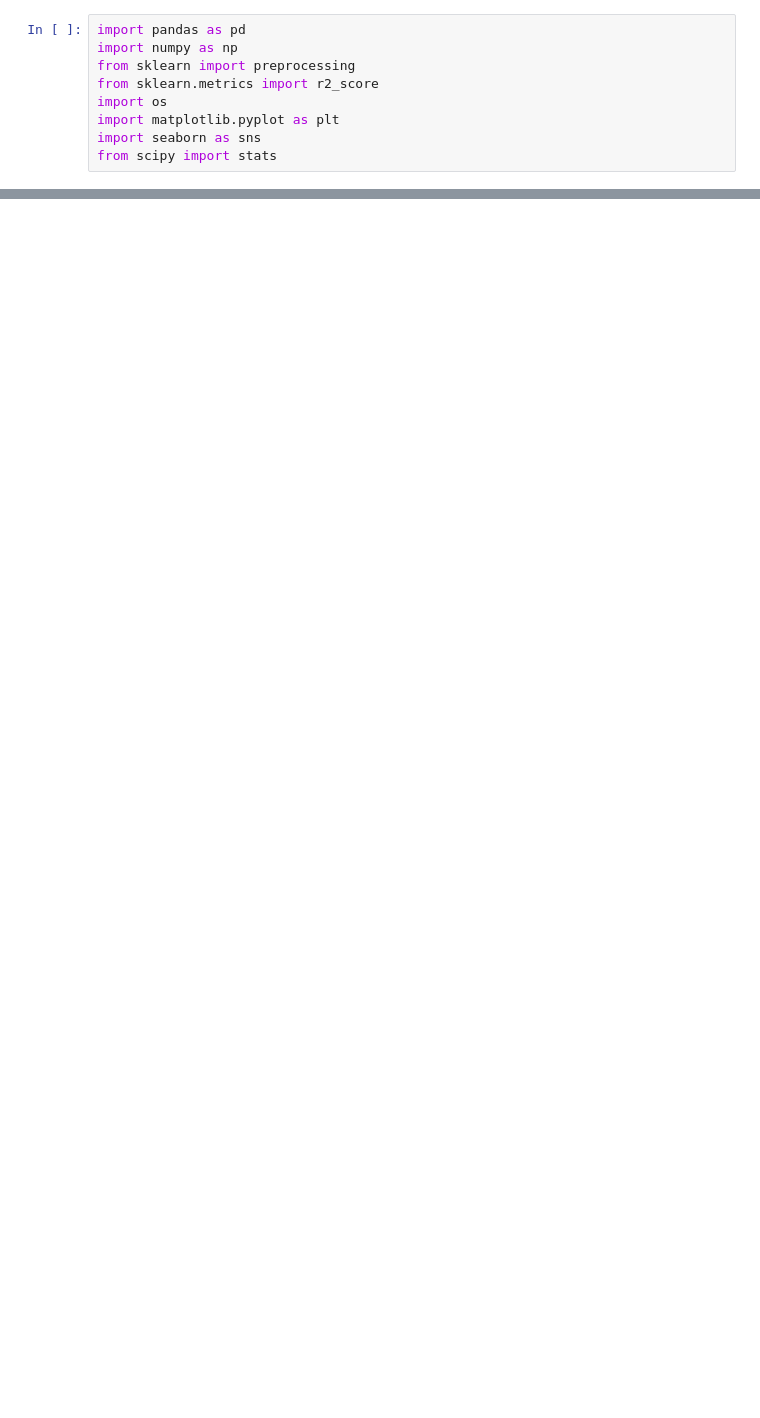
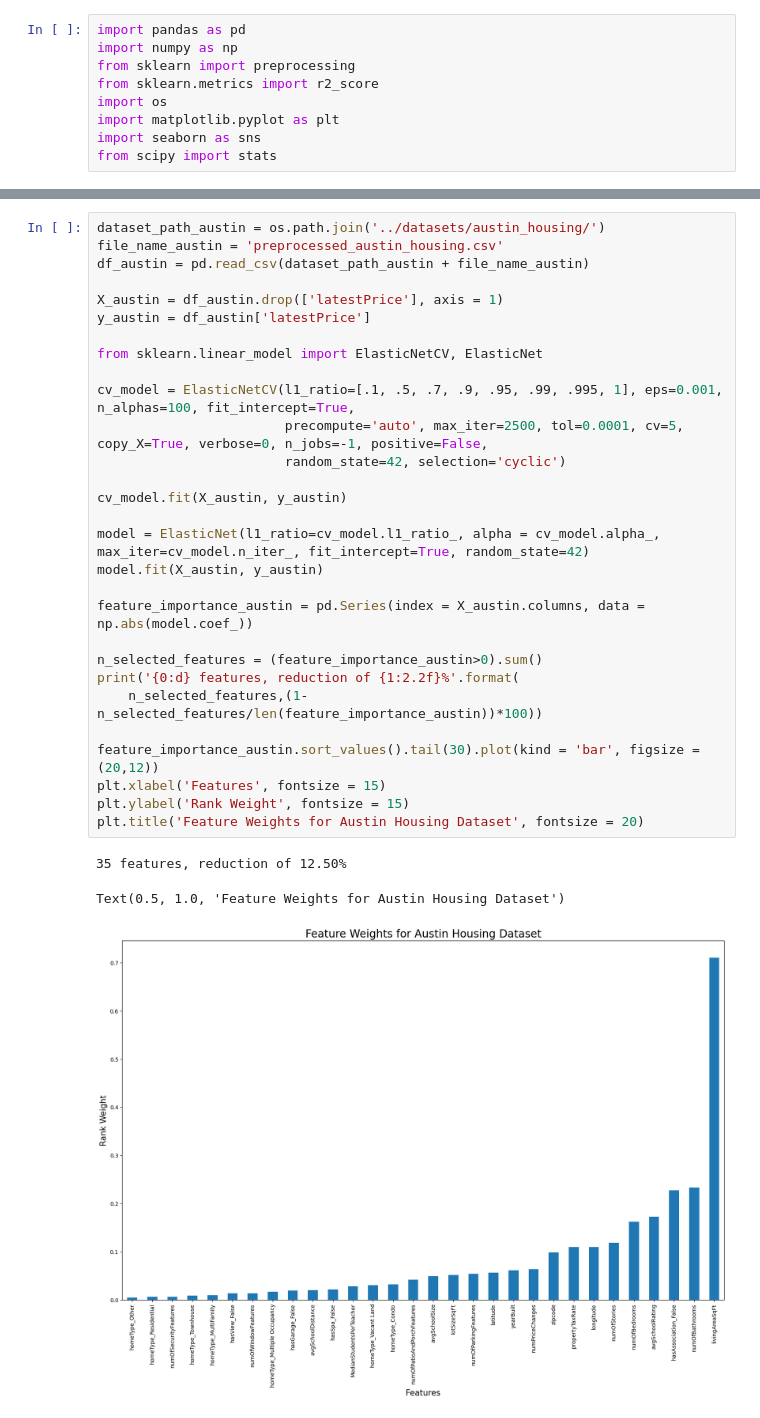
Before and after one commit to jorgedelpozolerida/KDS_Statistics_GroupProject, a Jupyter notebook: src/elastic_net.ipynb, the cells around one changed output, grey strips where cells are left out. Cells and saved outputs as stored; diff of their text form; blank space fills up the shorter version.

```diff
--- a/src/elastic_net.ipynb
+++ b/src/elastic_net.ipynb
@@ -32,0 +68,33 @@ y = df_austin['latestPrice']
+# %%
+dataset_path_austin = os.path.join('../datasets/austin_housing/')
+file_name_austin = 'preprocessed_austin_housing.csv'
+df_austin = pd.read_csv(dataset_path_austin + file_name_austin)
+
+X_austin = df_austin.drop(['latestPrice'], axis = 1)
+y_austin = df_austin['latestPrice']
+
+from sklearn.linear_model import ElasticNetCV, ElasticNet
+
+cv_model = ElasticNetCV(l1_ratio=[.1, .5, .7, .9, .95, .99, .995, 1], eps=0.001, n_alphas=100, fit_intercept=True,
+                        precompute='auto', max_iter=2500, tol=0.0001, cv=5, copy_X=True, verbose=0, n_jobs=-1, positive=False,
+                        random_state=42, selection='cyclic')
+
+cv_model.fit(X_austin, y_austin)
+
+model = ElasticNet(l1_ratio=cv_model.l1_ratio_, alpha = cv_model.alpha_, max_iter=cv_model.n_iter_, fit_intercept=True, random_state=42)
+model.fit(X_austin, y_austin)
+
+feature_importance_austin = pd.Series(index = X_austin.columns, data = np.abs(model.coef_))
+
+n_selected_features = (feature_importance_austin>0).sum()
+print('{0:d} features, reduction of {1:2.2f}%'.format(
+    n_selected_features,(1-n_selected_features/len(feature_importance_austin))*100))
+
+feature_importance_austin.sort_values().tail(30).plot(kind = 'bar', figsize = (20,12))
+plt.xlabel('Features', fontsize = 15)
+plt.ylabel('Rank Weight', fontsize = 15)
+plt.title('Feature Weights for Austin Housing Dataset', fontsize = 20)
+# %% [output]
+35 features, reduction of 12.50%
+Text(0.5, 1.0, 'Feature Weights for Austin Housing Dataset')
+[figure, added]
```
Also changed, not shown: parts of 27 cells of this notebook.
